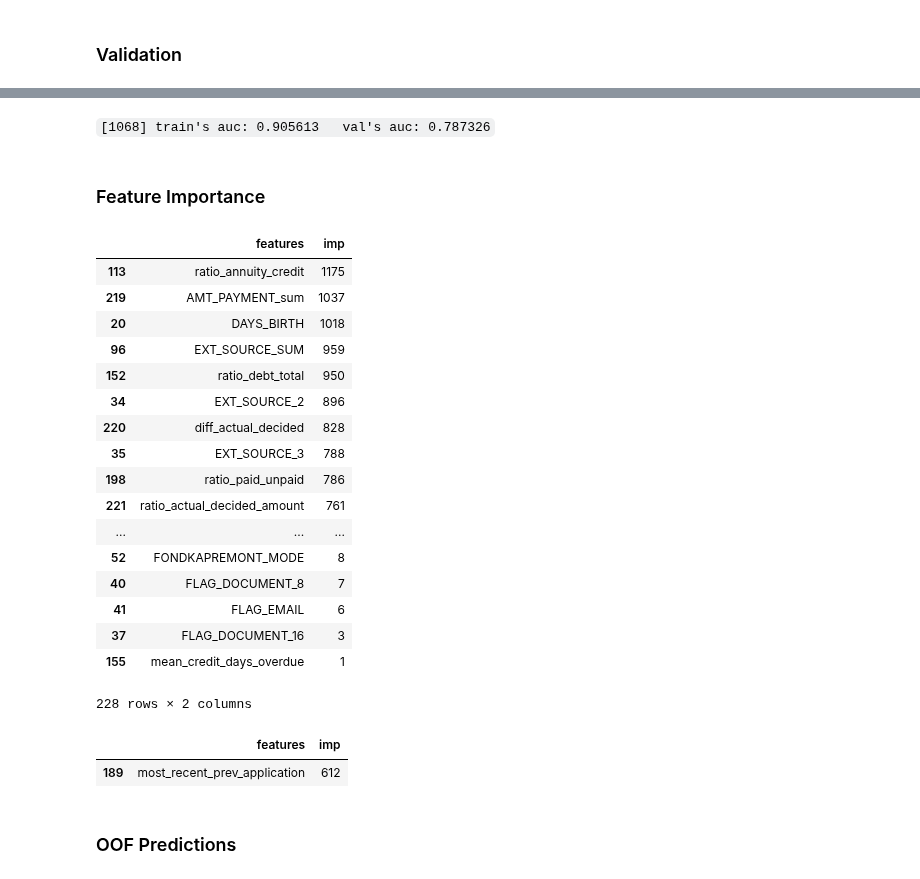
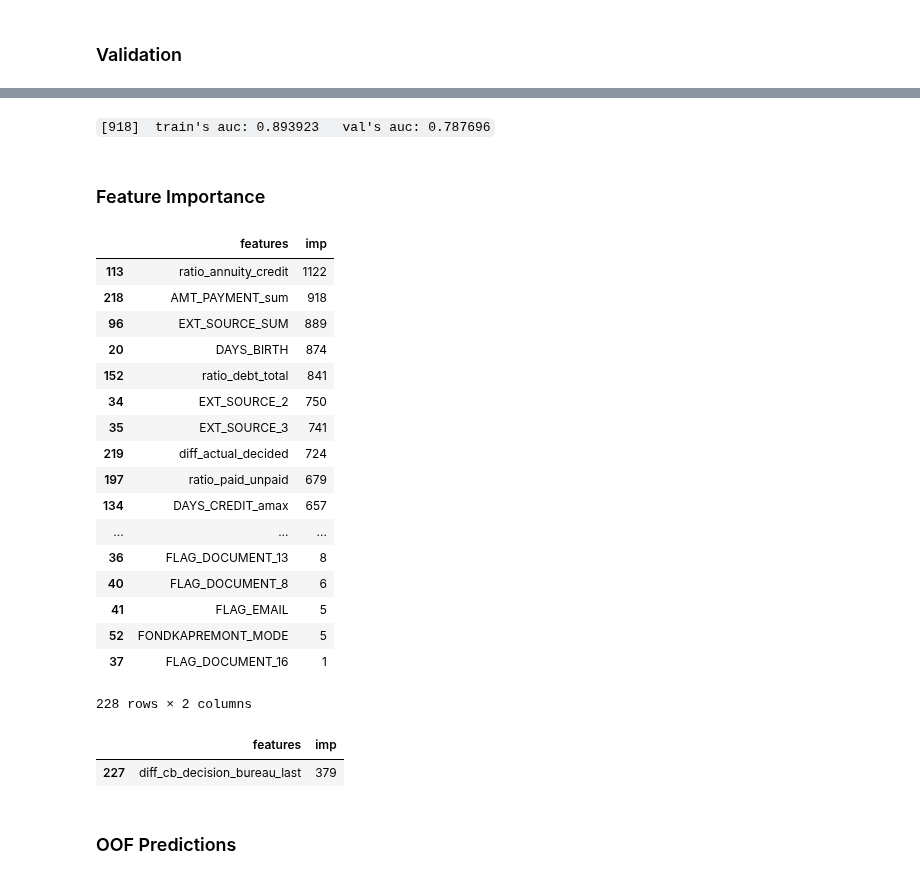
Before and after one commit to numb3r33/Kaggle_Home_Credit, a Jupyter notebook: notebooks/Pipeline.ipynb, the cells around one changed output, grey strips where cells are left out. Cells and saved outputs as stored; diff of their text form; code cells hidden in the pictures.

```diff
--- a/notebooks/Pipeline.ipynb
+++ b/notebooks/Pipeline.ipynb
@@ -255,9 +255,6 @@ data, acm_cols = get_agg_features(data, bureau, 'AMT_CREDIT_SUM', 'SK_ID_CURR')
 # logarithm of features
 data  = log_features(data, acm_cols)
 
-# mean number of days overdue on any previous credit
-mean_days_overdue = bureau.groupby('SK_ID_CURR')['CREDIT_DAY_OVERDUE'].mean()
-
 # mean number of days of CB credit at the time of application
 mean_days_credit_end = bureau.groupby('SK_ID_CURR')['DAYS_CREDIT_ENDDATE'].mean()
 
@@ -334,7 +331,6 @@ data.loc[:, 'ratio_debt_total'] = data.SK_ID_CURR.map(ratio_debt_total)
 # merge back with original dataframe
 data.loc[:, 'num_prev_loans']           = data.SK_ID_CURR.map(prev_num_loans).fillna(0).values
 data.loc[:, 'num_prev_active_credits']  = data.SK_ID_CURR.map(num_active_credits).fillna(0).values
-data.loc[:, 'mean_credit_days_overdue'] = data.SK_ID_CURR.map(mean_days_overdue).fillna(0).values
 data.loc[:, 'mean_days_credit_end']     = data.SK_ID_CURR.map(mean_days_credit_end).fillna(0).values
 data.loc[:, 'mean_max_amt_overdue']     = data.SK_ID_CURR.map(mean_max_amt_overdue).fillna(0).values
 data.loc[:, 'mean_total_amt_overdue']   = data.SK_ID_CURR.map(mean_total_amt_overdue).values
@@ -629,12 +625,18 @@ dd  = prev_app.groupby('SK_ID_CURR')['DAYS_DECISION'].mean()
 data.loc[:, 'diff_decision_fact'] = data.SK_ID_CURR.map(dd - df)
 
 
-
+# difference between day at which decision for last application to Home Credit and maximum of days
+# since CB credit ended at time of application
+res = bureau.loc[:, ['SK_ID_CURR', 'SK_ID_BUREAU', 'DAYS_ENDDATE_FACT']]\
+           .merge(prev_app.loc[:, ['SK_ID_CURR', 'DAYS_DECISION']], how='left')
+res = res.groupby('SK_ID_CURR')[['DAYS_ENDDATE_FACT', 'DAYS_DECISION']].max()
+res = res.DAYS_DECISION - res.DAYS_ENDDATE_FACT
+data.loc[:, 'diff_cb_decision_bureau_last'] = data.SK_ID_CURR.map(res)
 
 
 # delete all intermediatory variables
 del prev_num_loans, num_active_credits, bureau
-del mean_days_overdue, mean_days_credit_end
+del mean_days_credit_end
 del mean_max_amt_overdue, sum_num_times_prolonged
 del mean_cb_credit_annuity, std_cb_credit_annuity
 del num_diff_credits, mean_days_credit_update
@@ -657,7 +659,7 @@ del dev_weekday_process, dev_hour_process
 del prev_app_decision, diff_termination_decision
 del ratio_prev_annuity_goods, dcn, dd, dcu, df
 del ratio_prev_annuity_credit, diff_actual_decided
-del most_recent_prev_app
+del most_recent_prev_app, res
 
 gc.collect();
 # %%
@@ -803,5 +805,5 @@ Early stopping, best iteration is:
 # %% [markdown]
-`[1068]	train's auc: 0.905613	val's auc: 0.787326`
+`[918]	train's auc: 0.893923	val's auc: 0.787696`
 # %% [markdown]
 ### Feature Importance
 # %%
@@ -813,28 +815,28 @@ feat_imp = pd.DataFrame({'features': features,
 feat_imp.sort_values(by='imp', ascending=False)
 # %% [output]
 |  | features | imp |
-| 113 | ratio_annuity_credit | 1175 |
-| 219 | AMT_PAYMENT_sum | 1037 |
-| 20 | DAYS_BIRTH | 1018 |
-| 96 | EXT_SOURCE_SUM | 959 |
-| 152 | ratio_debt_total | 950 |
-| 34 | EXT_SOURCE_2 | 896 |
-| 220 | diff_actual_decided | 828 |
-| 35 | EXT_SOURCE_3 | 788 |
-| 198 | ratio_paid_unpaid | 786 |
-| 221 | ratio_actual_decided_amount | 761 |
+| 113 | ratio_annuity_credit | 1122 |
+| 218 | AMT_PAYMENT_sum | 918 |
+| 96 | EXT_SOURCE_SUM | 889 |
+| 20 | DAYS_BIRTH | 874 |
+| 152 | ratio_debt_total | 841 |
+| 34 | EXT_SOURCE_2 | 750 |
+| 35 | EXT_SOURCE_3 | 741 |
+| 219 | diff_actual_decided | 724 |
+| 197 | ratio_paid_unpaid | 679 |
+| 134 | DAYS_CREDIT_amax | 657 |
 | ... | ... | ... |
-| 52 | FONDKAPREMONT_MODE | 8 |
-| 40 | FLAG_DOCUMENT_8 | 7 |
-| 41 | FLAG_EMAIL | 6 |
-| 37 | FLAG_DOCUMENT_16 | 3 |
-| 155 | mean_credit_days_overdue | 1 |
+| 36 | FLAG_DOCUMENT_13 | 8 |
+| 40 | FLAG_DOCUMENT_8 | 6 |
+| 41 | FLAG_EMAIL | 5 |
+| 52 | FONDKAPREMONT_MODE | 5 |
+| 37 | FLAG_DOCUMENT_16 | 1 |
 228 rows × 2 columns
 # %%
-feat_imp[feat_imp.features == 'most_recent_prev_application']
+feat_imp[feat_imp.features == 'diff_cb_decision_bureau_last']
 # %% [output]
 |  | features | imp |
-| 189 | most_recent_prev_application | 612 |
+| 227 | diff_cb_decision_bureau_last | 379 |
 # %% [markdown]
 ### OOF Predictions
 # %%
```
Also changed, not shown: parts of 7 cells of this notebook, 1 other file.
